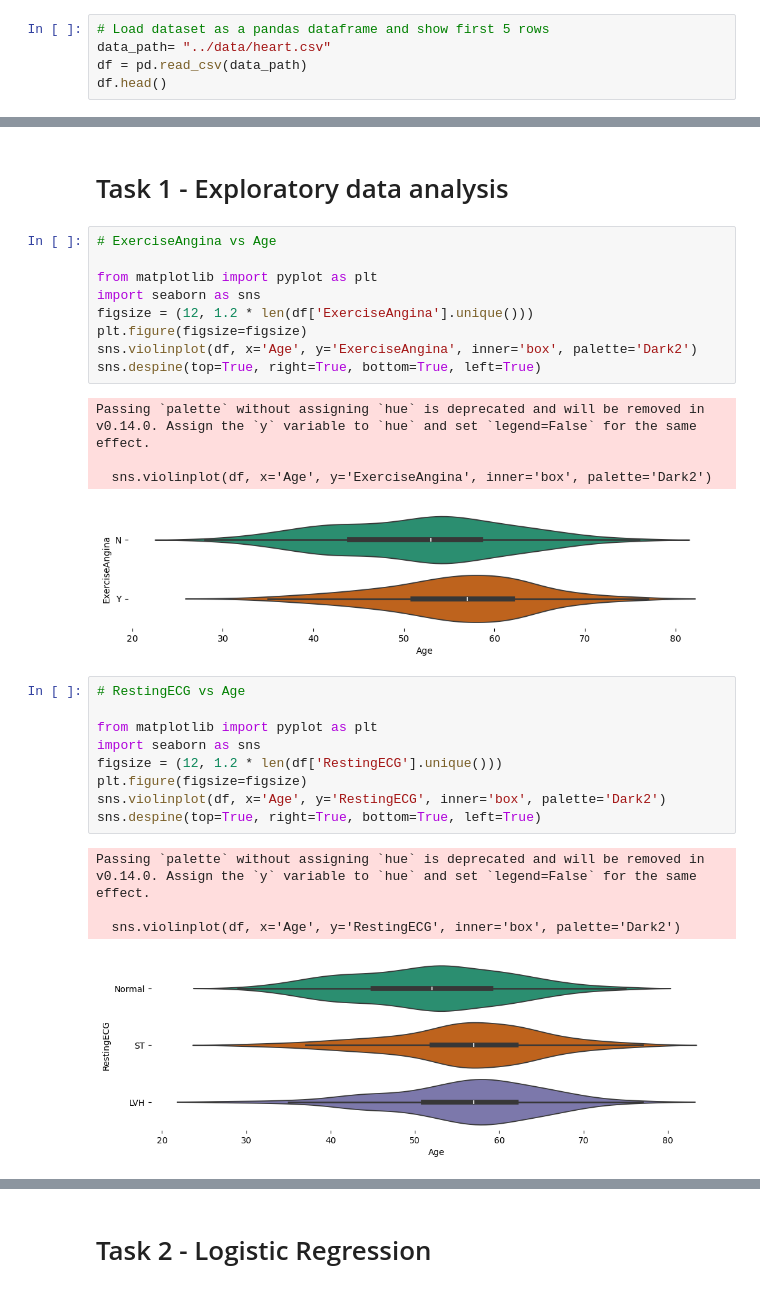
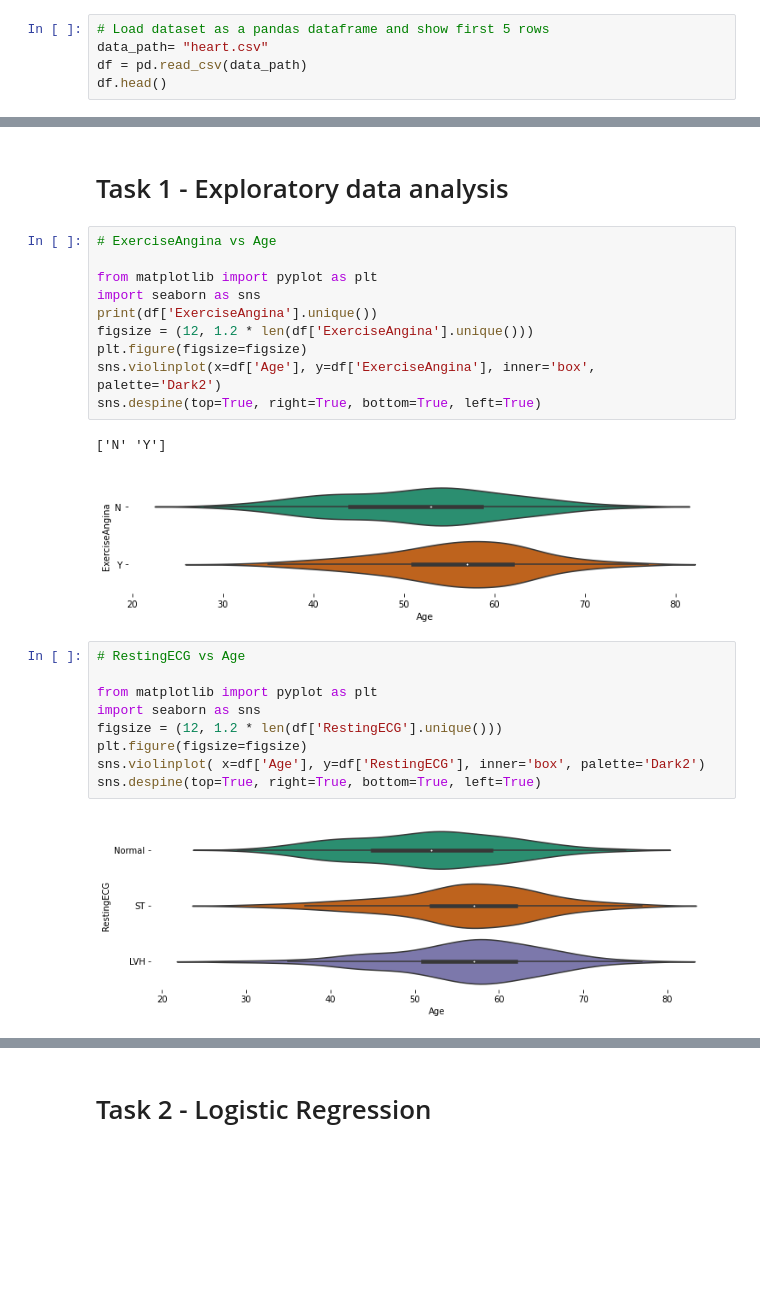
Before and after one commit to rkoonireddy/ML4H, a Jupyter notebook: Project1/code/Part1_all.ipynb, the cells around one changed output, grey strips where cells are left out. Saved outputs shown, nothing was run; the diff lists cells and outputs as text; blank space fills up the shorter version.

```diff
--- a/Project1/code/Part1_all.ipynb
+++ b/Project1/code/Part1_all.ipynb
@@ -15,7 +15,7 @@ from sklearn.metrics import confusion_matrix
 import os
 # %%
 # Load dataset as a pandas dataframe and show first 5 rows
-data_path= "../data/heart.csv"
+data_path= "heart.csv"
 df = pd.read_csv(data_path)
 df.head()
 # %% [output]
@@ -30,17 +30,16 @@ df.head()
 # %%
 # ExerciseAngina vs Age
 
 from matplotlib import pyplot as plt
 import seaborn as sns
+print(df['ExerciseAngina'].unique())
 figsize = (12, 1.2 * len(df['ExerciseAngina'].unique()))
 plt.figure(figsize=figsize)
-sns.violinplot(df, x='Age', y='ExerciseAngina', inner='box', palette='Dark2')
+sns.violinplot(x=df['Age'], y=df['ExerciseAngina'], inner='box', palette='Dark2')
 sns.despine(top=True, right=True, bottom=True, left=True)
 # %% [output]
-Passing `palette` without assigning `hue` is deprecated and will be removed in v0.14.0. Assign the `y` variable to `hue` and set `legend=False` for the same effect.
-
-  sns.violinplot(df, x='Age', y='ExerciseAngina', inner='box', palette='Dark2')
+['N' 'Y']
-[figure, old version]
+[figure, new version]
 # %%
 # RestingECG vs Age
 
@@ -48,13 +47,10 @@ from matplotlib import pyplot as plt
 import seaborn as sns
 figsize = (12, 1.2 * len(df['RestingECG'].unique()))
 plt.figure(figsize=figsize)
-sns.violinplot(df, x='Age', y='RestingECG', inner='box', palette='Dark2')
+sns.violinplot( x=df['Age'], y=df['RestingECG'], inner='box', palette='Dark2')
 sns.despine(top=True, right=True, bottom=True, left=True)
 # %% [output]
-Passing `palette` without assigning `hue` is deprecated and will be removed in v0.14.0. Assign the `y` variable to `hue` and set `legend=False` for the same effect.
-
-  sns.violinplot(df, x='Age', y='RestingECG', inner='box', palette='Dark2')
-[figure, old version]
+[figure, new version]
 # %%
 # ChestPainType vs Age
 
```
Also changed, not shown: parts of 38 cells of this notebook, 2 other files.
